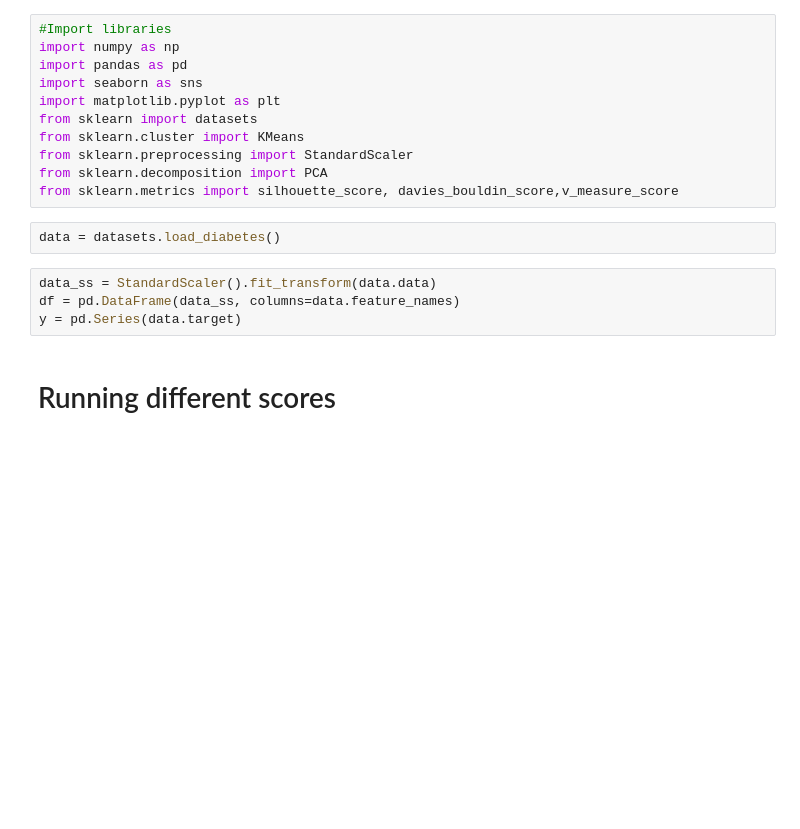
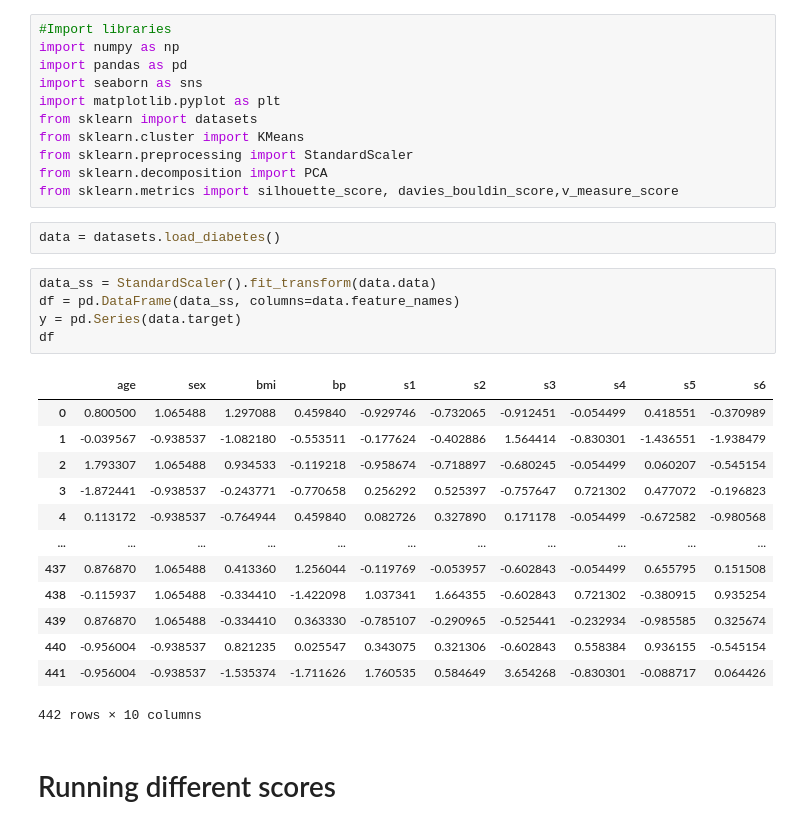
Before and after one commit to apd2599/Training_2021_CIRCUIT, a Jupyter notebook: Scikit-Learn_Dataset/Clustering_Diabetes_Dataset.ipynb, the cells around one changed output. Saved outputs shown, nothing was run; the diff lists cells and outputs as text; blank space fills up the shorter version.

Commit message:
printed dataframe

```diff
--- a/Scikit-Learn_Dataset/Clustering_Diabetes_Dataset.ipynb
+++ b/Scikit-Learn_Dataset/Clustering_Diabetes_Dataset.ipynb
@@ -14,7 +14,22 @@ data = datasets.load_diabetes()
 # %%
 data_ss = StandardScaler().fit_transform(data.data)
 df = pd.DataFrame(data_ss, columns=data.feature_names)
 y = pd.Series(data.target)
+df
+# %% [output]
+|  | age | sex | bmi | bp | s1 | s2 | s3 | s4 | s5 | s6 |
+| 0 | 0.800500 | 1.065488 | 1.297088 | 0.459840 | -0.929746 | -0.732065 | -0.912451 | -0.054499 | 0.418551 | -0.370989 |
+| 1 | -0.039567 | -0.938537 | -1.082180 | -0.553511 | -0.177624 | -0.402886 | 1.564414 | -0.830301 | -1.436551 | -1.938479 |
+| 2 | 1.793307 | 1.065488 | 0.934533 | -0.119218 | -0.958674 | -0.718897 | -0.680245 | -0.054499 | 0.060207 | -0.545154 |
+| 3 | -1.872441 | -0.938537 | -0.243771 | -0.770658 | 0.256292 | 0.525397 | -0.757647 | 0.721302 | 0.477072 | -0.196823 |
+| 4 | 0.113172 | -0.938537 | -0.764944 | 0.459840 | 0.082726 | 0.327890 | 0.171178 | -0.054499 | -0.672582 | -0.980568 |
+| ... | ... | ... | ... | ... | ... | ... | ... | ... | ... | ... |
+| 437 | 0.876870 | 1.065488 | 0.413360 | 1.256044 | -0.119769 | -0.053957 | -0.602843 | -0.054499 | 0.655795 | 0.151508 |
+| 438 | -0.115937 | 1.065488 | -0.334410 | -1.422098 | 1.037341 | 1.664355 | -0.602843 | 0.721302 | -0.380915 | 0.935254 |
+| 439 | 0.876870 | 1.065488 | -0.334410 | 0.363330 | -0.785107 | -0.290965 | -0.525441 | -0.232934 | -0.985585 | 0.325674 |
+| 440 | -0.956004 | -0.938537 | 0.821235 | 0.025547 | 0.343075 | 0.321306 | -0.602843 | 0.558384 | 0.936155 | -0.545154 |
+| 441 | -0.956004 | -0.938537 | -1.535374 | -1.711626 | 1.760535 | 0.584649 | 3.654268 | -0.830301 | -0.088717 | 0.064426 |
+442 rows × 10 columns
 # %% [markdown]
 # Running different scores
 # %%
```
